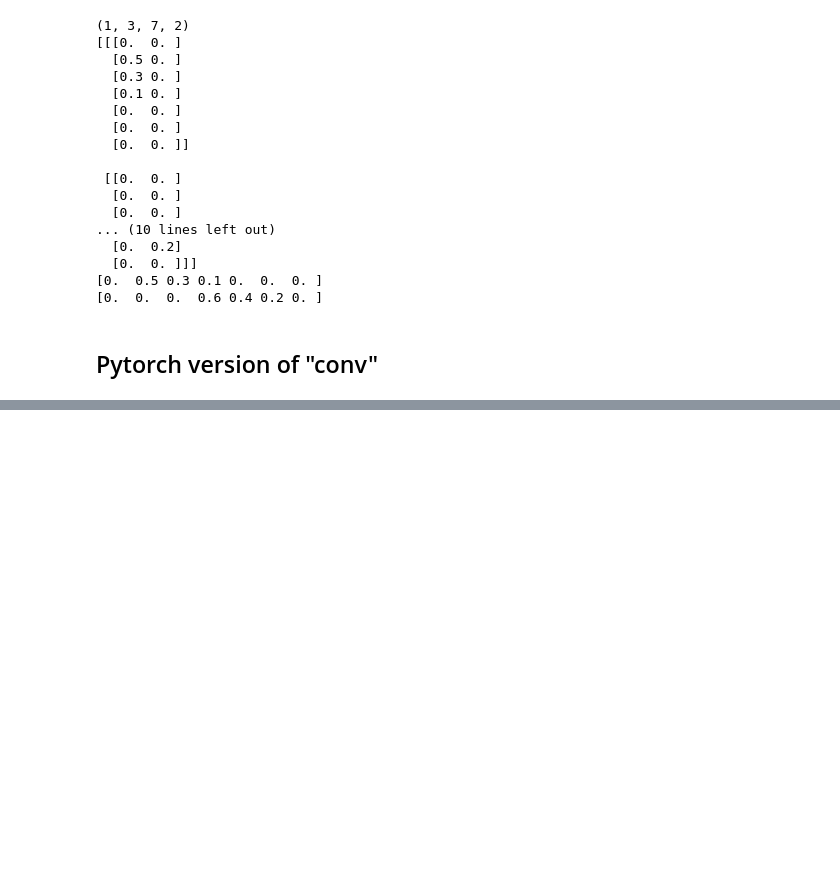
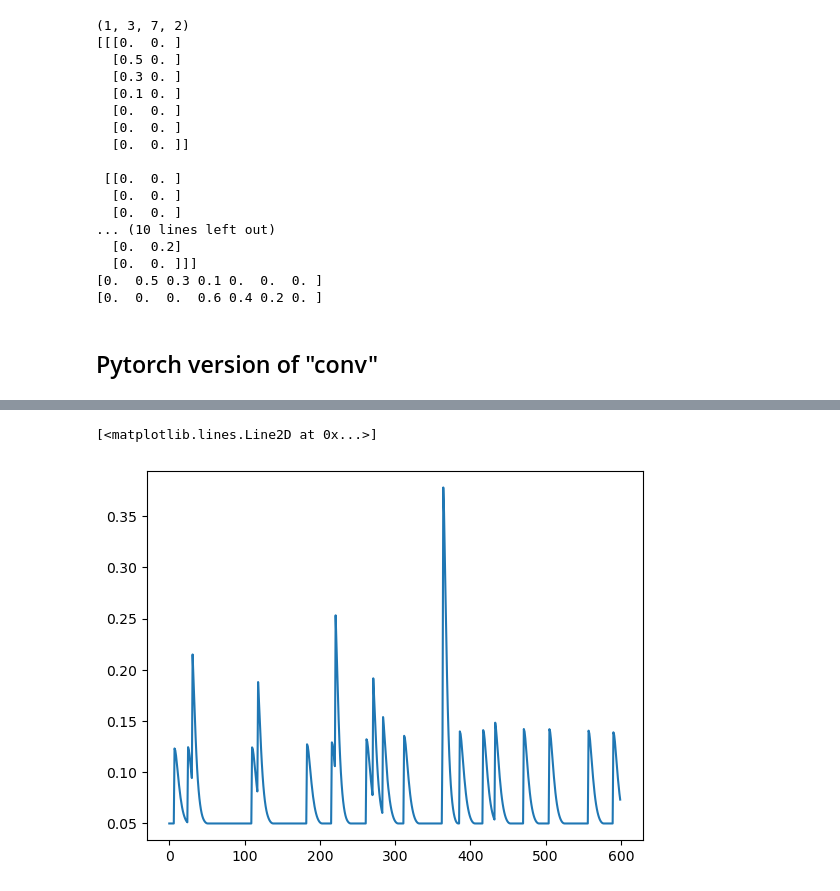
Before and after one commit to Qi-Xin/FC-GPFA, a Jupyter notebook: Decoder&Encoder.ipynb, the cells around one changed output, grey strips where cells are left out. Saved outputs shown, nothing was run; the diff lists cells and outputs as text; code cells hidden in the pictures; blank space fills up the shorter version.

```diff
--- a/Decoder&Encoder.ipynb
+++ b/Decoder&Encoder.ipynb
@@ -839,0 +701,17 @@ Learned b: tensor([5.0209])
+# %%
+def get_K(sigma2=1.0, L=100.0, nt=500):
+    """
+    Get the covariance matrix K for GPFA.
+
+    Parameters:
+    - sigma2 (float): The variance of the Gaussian kernel.
+    - L (float): The length scale of the Gaussian kernel.
+    - n (int): The number of time bins.
+
+    Returns:
+    - K (ndarray): The covariance matrix. Shape: (n, n).
+    """
+    x = np.linspace(0, nt-1, nt)
+    diff = np.subtract.outer(x, x)
+    K = sigma2 * np.exp(-diff**2 / L**2)
+    return K
@@ -839,0 +790,5 @@ Learned b: tensor([5.0209])
+# %%
+plt.plot(np.exp(log_firing_rate[:,2]))
+# %% [output]
+[<matplotlib.lines.Line2D at 0x...>]
+[figure, added]
```
Also changed, not shown: parts of 21 cells of this notebook.
